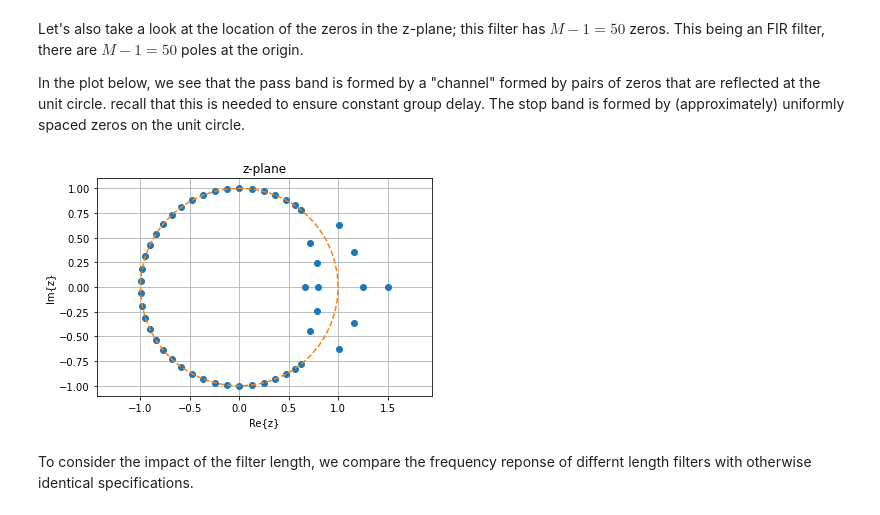
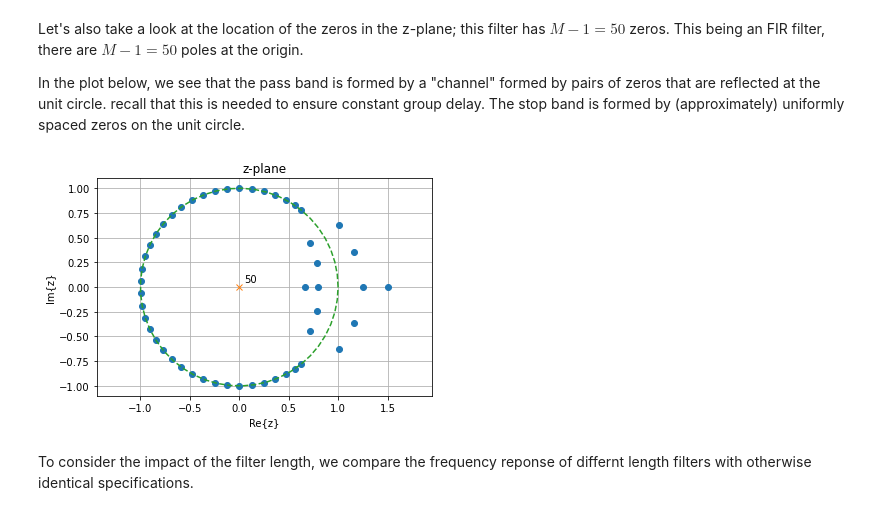
Before and after one commit to bepepa/DSP_in_Python, a Jupyter notebook: FIR_Filter_Design.ipynb, the cells around one changed output. Drawn from its saved outputs; the diff is of its cells as text; code cells hidden in the pictures.

Commit message:
Added poles at origin to plot

```diff
--- a/FIR_Filter_Design.ipynb
+++ b/FIR_Filter_Design.ipynb
@@ -351,17 +351,19 @@ In the plot below, we see that the pass band is formed by a "channel" formed by
 # %%
 z = np.roots(h)
 
 plt.plot(z.real, z.imag, 'o')
+plt.plot(0, 0, 'x')
+plt.text(0.05, 0.05, '{:d}'.format(M-1))
 plt.plot(np.cos(np.linspace(0, 2*np.pi)), np.sin(np.linspace(0,2*np.pi)),'--')
 plt.xlabel('Re{z}')
 plt.ylabel('Im{z}')
 plt.title('z-plane')
 
 plt.axis('equal')
 plt.grid()
 plt.show()
 # %% [output]
-[figure, old version]
+[figure, new version]
 # %% [markdown]
 To consider the impact of the filter length, we compare the frequency reponse of differnt length filters with otherwise identical specifications.
 # %%
```
